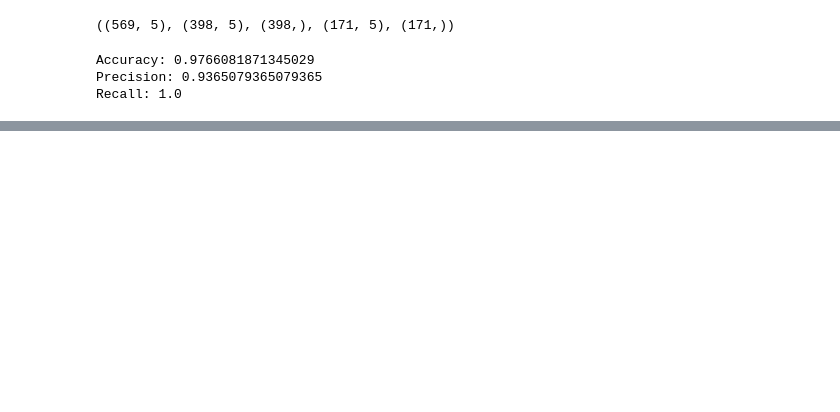
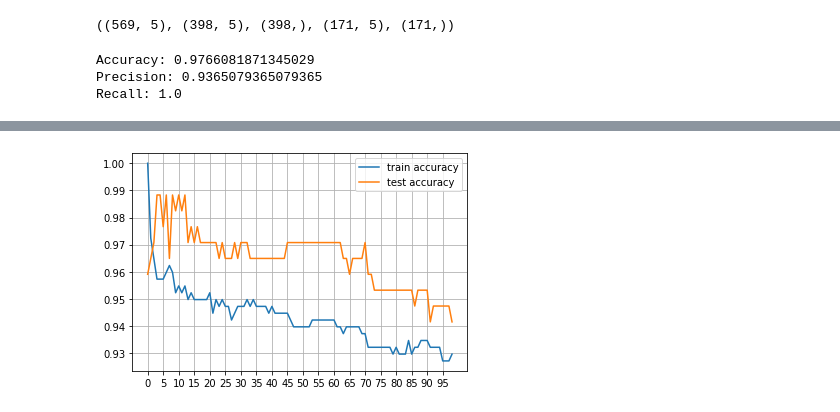
Before and after one commit to Roshni-Bala/Breast-Cancer-Risk-Prediction, a Jupyter notebook: risk_prediction.ipynb, the cells around one changed output, grey strips where cells are left out. Cells and saved outputs as stored; diff of their text form; code cells hidden in the pictures; blank space fills up the shorter version.

Commit message:
models w 5p.comp.

```diff
--- a/risk_prediction.ipynb
+++ b/risk_prediction.ipynb
@@ -915,0 +980,8 @@ df_totacc
+# %%
+from sklearn.tree import DecisionTreeRegressor
+regressor = DecisionTreeRegressor(random_state = 0)
+regressor.fit(X_train, y_train)
+y_pred1 = regressor.predict(X_test)
+dict1 =  {'Model': 'Decision Tree Regression', 'Accuracy': metrics.accuracy_score(y_test, y_pred1), 'Precision':metrics.precision_score(y_test, y_pred1), 'Recall':metrics.recall_score(y_test, y_pred1)}
+dfppca = dfppca.append(dict1, ignore_index = True)
+dfppca.head()
@@ -915,0 +995,5 @@ df_totacc
+# %%
+from sklearn.linear_model import LinearRegression
+reg = LinearRegression()
+reg.fit(X_train, y_train)
+y_pred1 = reg.predict(X_test)
@@ -915,0 +1017,10 @@ df_totacc
+# %%
+from sklearn.svm import SVC
+svm = SVC(kernel='linear')
+svm.fit(X_train, y_train)
+y_pred1 = svm.predict(X_test)
+
+
+dict1 =  {'Model': 'SVM', 'Accuracy': metrics.accuracy_score(y_test, y_pred1), 'Precision':metrics.precision_score(y_test, y_pred1), 'Recall':metrics.recall_score(y_test, y_pred1)}
+dfppca = dfppca.append(dict1, ignore_index = True)
+dfppca
@@ -915,0 +1036,22 @@ df_totacc
+# %%
+from sklearn.neighbors import KNeighborsClassifier
+neighbors = np.arange(1,100)
+train_accuracy = np.empty(len(neighbors))
+test_accuracy = np.empty(len(neighbors))
+for i, k in enumerate(neighbors):
+    knn = KNeighborsClassifier(n_neighbors=k)
+    knn.fit(X_train, y_train)
+
+    train_accuracy[i] = knn.score(X_train, y_train)
+    test_accuracy[i] = knn.score(X_test, y_test)
+# %%
+x = np.arange(0, 100, 5)
+plt.xticks(x)
+plt.plot(train_accuracy, label='train accuracy')
+plt.plot(test_accuracy, label = 'test accuracy')
+plt.legend()
+plt.grid(axis='both', which='both')
+
+plt.show()
+# %% [output]
+[figure, added]
```
Also changed, not shown: parts of 49 cells of this notebook.
